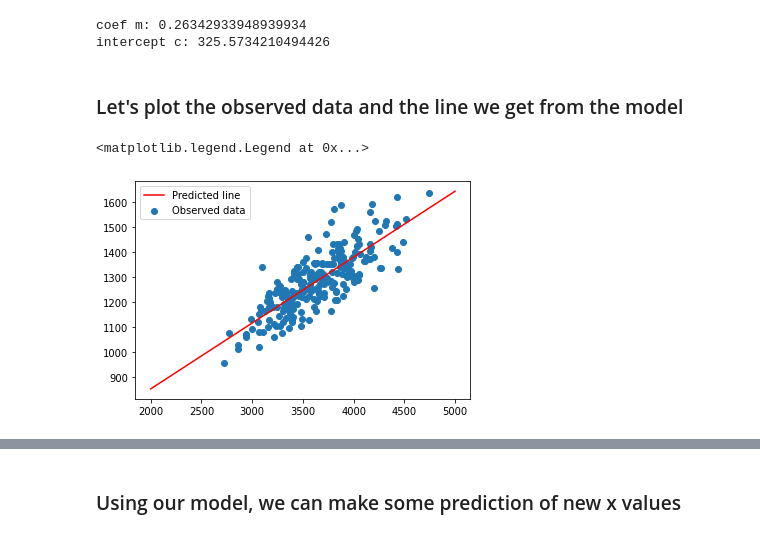
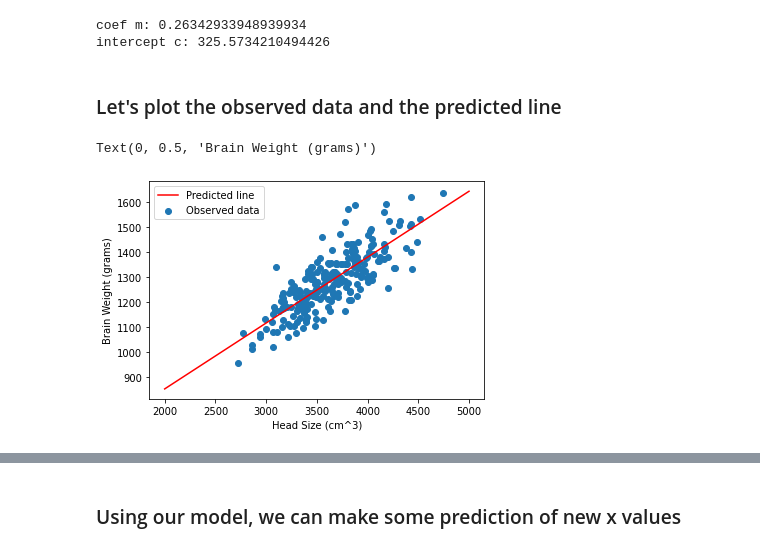
Before and after one commit to vdolce/ml-brain-analysis, a Jupyter notebook: src/Brain_Analysis_A_Machine_Learning_Approach.ipynb, the cells around one changed output, grey strips where cells are left out. Drawn from its saved outputs; the diff is of its cells as text; code cells hidden in the pictures.

```diff
--- a/src/Brain_Analysis_A_Machine_Learning_Approach.ipynb
+++ b/src/Brain_Analysis_A_Machine_Learning_Approach.ipynb
@@ -74,13 +67,15 @@ print("intercept c: " + str(model.intercept_))
 coef m: 0.26342933948939934
 intercept c: 325.5734210494426
 # %% [markdown]
-### Let's plot the observed data and the line we get from the model
+### Let's plot the observed data and the predicted line
 # %%
 x_line = np.array([2000,5000])
 y_line = model.coef_[0] * x_line + model.intercept_
 plt.plot(x_line, y_line, '-r')
 plt.scatter(x, y)
 plt.legend(['Predicted line','Observed data'])
+plt.xlabel("Head Size (cm^3)")
+plt.ylabel("Brain Weight (grams)")
 # %% [output]
-<matplotlib.legend.Legend at 0x...>
+Text(0, 0.5, 'Brain Weight (grams)')
-[figure, old version]
+[figure, new version]
```
Also changed, not shown: parts of 11 cells of this notebook.
